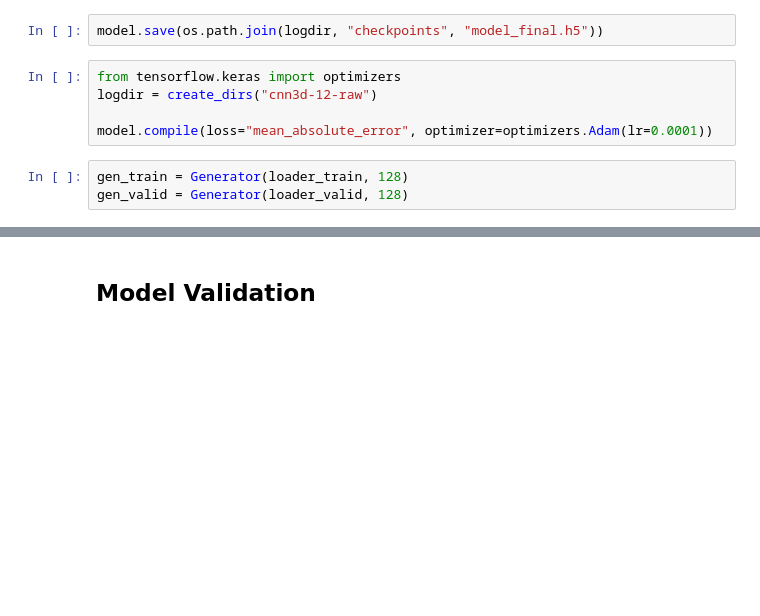
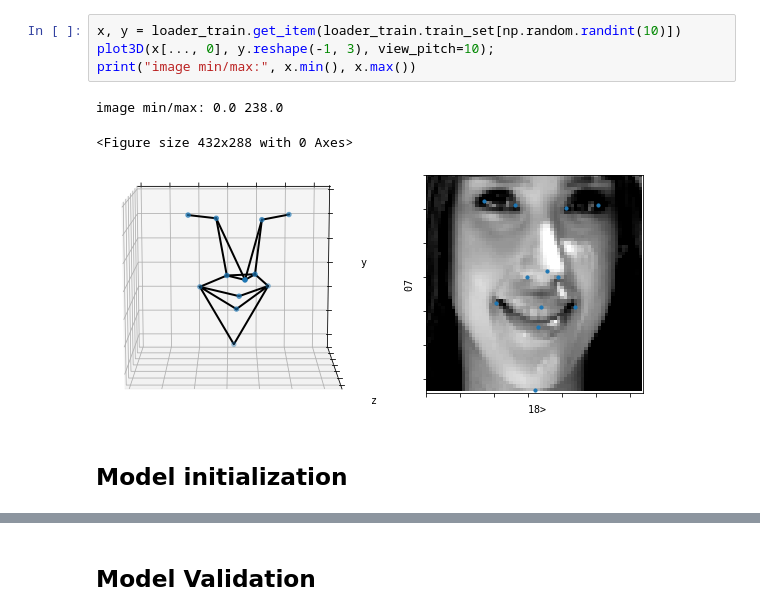
Before and after one commit to binrey/fast_face_landmarks_2D3D, a Jupyter notebook: Train3D.ipynb, the cells around one changed output, grey strips where cells are left out. Saved outputs shown, nothing was run; the diff lists cells and outputs as text; blank space fills up the shorter version.

```diff
--- a/Train3D.ipynb
+++ b/Train3D.ipynb
@@ -245,10 +62,10 @@ None
-# %%
-model.save(os.path.join(logdir, "checkpoints", "model_final.h5"))
-# %%
-from tensorflow.keras import optimizers
-logdir = create_dirs("cnn3d-12-raw")
-
-model.compile(loss="mean_absolute_error", optimizer=optimizers.Adam(lr=0.0001))
-# %%
-gen_train = Generator(loader_train, 128)
-gen_valid = Generator(loader_valid, 128)
+# %%
+x, y = loader_train.get_item(loader_train.train_set[np.random.randint(10)])
+plot3D(x[..., 0], y.reshape(-1, 3), view_pitch=10);
+print("image min/max:", x.min(), x.max())
+# %% [output]
+image min/max: 0.0 238.0
+<Figure size 432x288 with 0 Axes>
+[figure, added]
+# %% [markdown]
+## Model initialization
```
Also changed, not shown: parts of 24 cells of this notebook, 4 other files.
